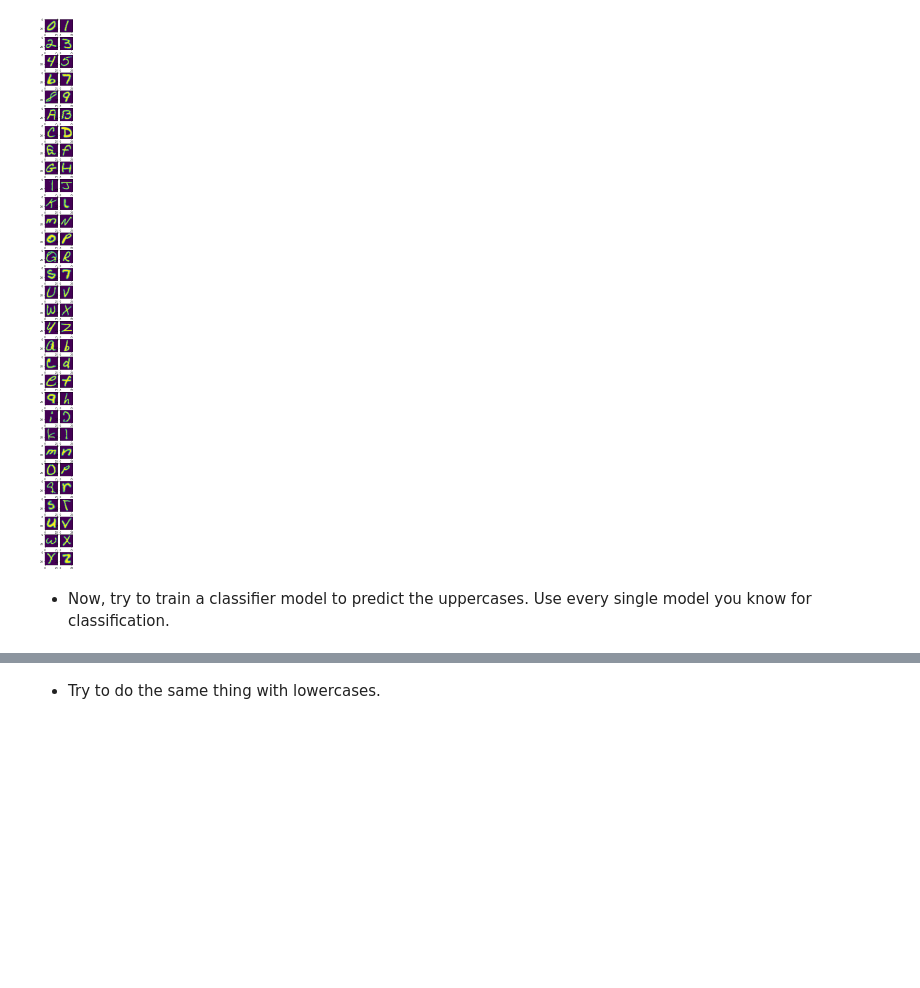
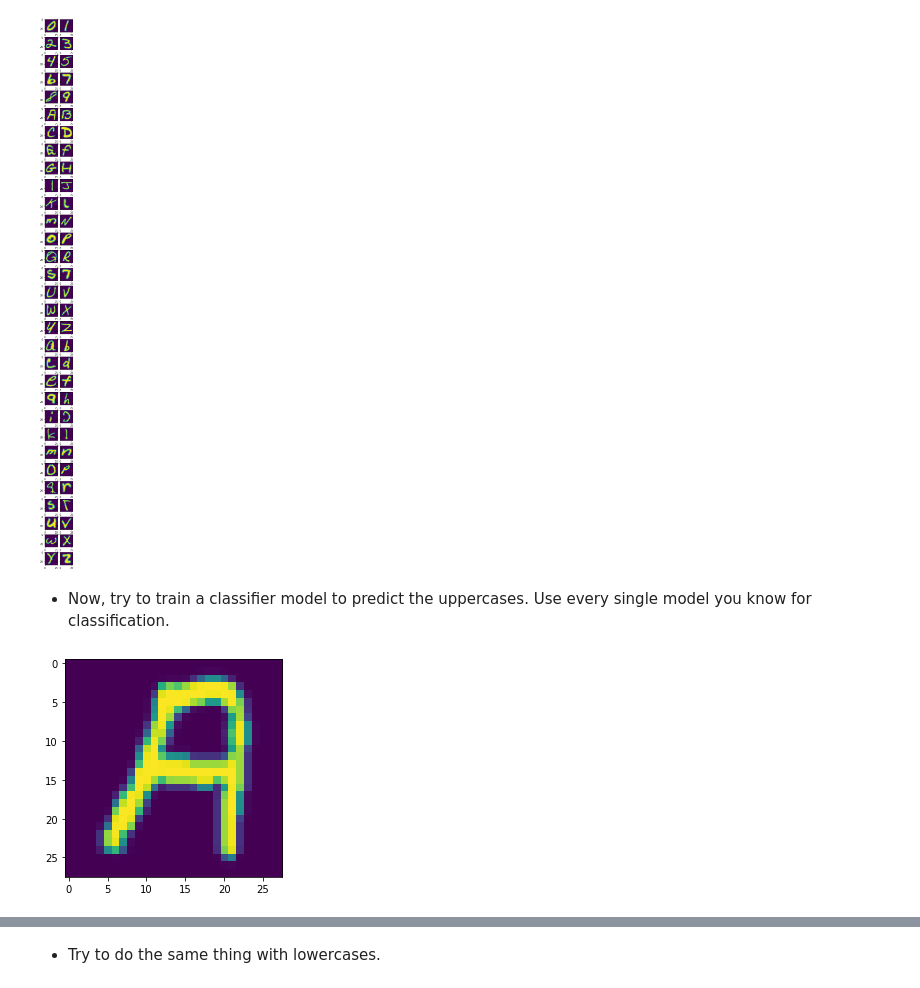
Before and after one commit to ta-data-mexpt/lab-supervised-classification, a Jupyter notebook: Supervised Classification.ipynb, the cells around one changed output, grey strips where cells are left out. Saved outputs shown, nothing was run; the diff lists cells and outputs as text; code cells hidden in the pictures; blank space fills up the shorter version.

```diff
--- a/Supervised Classification.ipynb
+++ b/Supervised Classification.ipynb
@@ -80,0 +84,4 @@ plt.show()
+# %%
+plt.imshow(data[data.e==10].iloc[0,1:].values.reshape(28,28));
+# %% [output]
+[figure, added]
```
Also changed, not shown: parts of 50 cells of this notebook.
